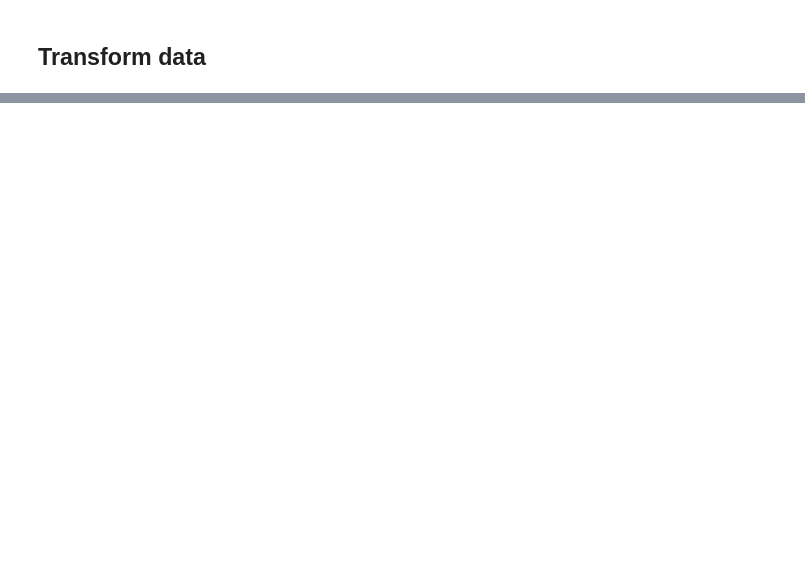
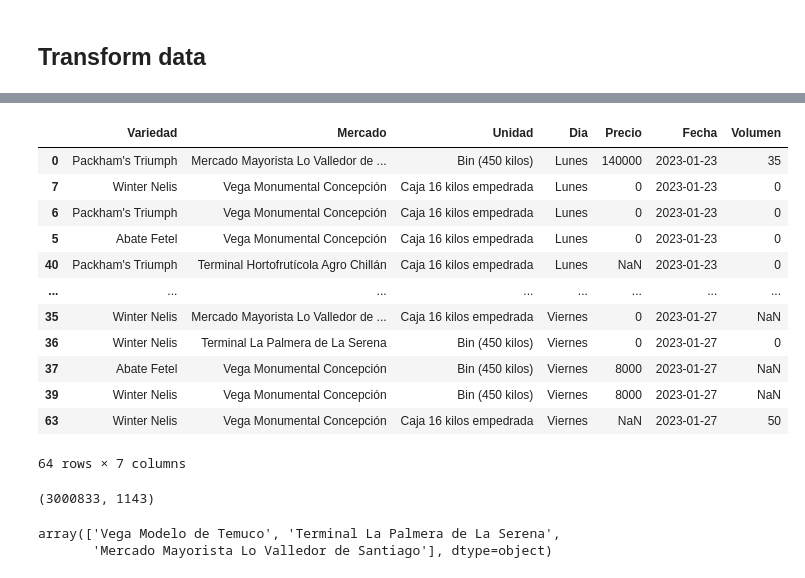
Before and after one commit to sebastiantare/fruitAndVegAnalysis, a Jupyter notebook: CheckFiles.ipynb, the cells around one changed output, grey strips where cells are left out. Cells and saved outputs as stored; diff of their text form; code cells hidden in the pictures; blank space fills up the shorter version.

```diff
--- a/CheckFiles.ipynb
+++ b/CheckFiles.ipynb
@@ -431,0 +389,62 @@ df
+# %%
+product = 'Pera'
+df = pd.read_excel('./data/Boletin_Semanal_Precios_Mayoristas_20220722.xlsx', sheet_name=product, skiprows=0)
+df.drop(df[df[df.columns[1]].isnull() == True].index, axis=0, inplace=True)
+df.columns = np.array(df.iloc[0])
+df.rename(columns={'Unidad de\ncomercialización ': 'Unidad'}, inplace=True)
+df = df.reset_index(drop=True)
+split_index = int(df[df['Mercado'] == 'Mercado'].index[int(len(df[df['Mercado'] == 'Mercado'].index)/2)])
+price_df = df.iloc[:split_index].copy()
+volume_df = df.iloc[split_index:].copy()
+price_df.drop(price_df[price_df['Mercado'] == 'Mercado'].index, axis=0, inplace=True)
+volume_df.drop(volume_df[volume_df['Mercado'] == 'Mercado'].index, axis=0, inplace=True)
+if (end_date - start_date) < timedelta(days=4):
+    if 'Viernes' not in price_df.columns:
+        price_df.insert(loc=len(price_df.columns), column='Viernes', value=0.0)
+        volume_df.insert(loc=len(volume_df.columns), column='Viernes', value=0.0)
+    end_date = end_date + timedelta(days=1)
+price_df = pd.melt(price_df, id_vars=['Variedad', 'Mercado', 'Unidad'], var_name='Dia', value_name='Precio')
+volume_df = pd.melt(volume_df, id_vars=['Variedad', 'Mercado', 'Unidad'], var_name='Dia', value_name='Volumen')
+# Function to calculate the date for each weekday based on the start date
+def calculate_date(row):
+    weekday_to_offset = {
+        'Lunes': 0,
+        'Martes': 1,
+        'Miércoles': 2,
+        'Jueves': 3,
+        'Viernes': 4
+    }
+    offset = weekday_to_offset[row['Dia']]
+    return start_date + pd.DateOffset(days=offset)
+
+# Apply the function to create the 'Date' column
+price_df['Fecha'] = price_df.apply(calculate_date, axis=1)
+volume_df['Fecha'] = volume_df.apply(calculate_date, axis=1)
+
+price_df['Unidad'] = volume_df['Unidad']
+
+merged_df = pd.merge(price_df, volume_df, on=['Variedad', 'Mercado', 'Unidad', 'Dia', 'Fecha'], how='outer')
+merged_df.sort_values(by='Fecha')
+# %% [output]
+|  | Variedad | Mercado | Unidad | Dia | Precio | Fecha | Volumen |
+| 0 | Packham's Triumph | Mercado Mayorista Lo Valledor de ... | Bin (450 kilos) | Lunes | 140000 | 2023-01-23 | 35 |
+| 7 | Winter Nelis | Vega Monumental Concepción | Caja 16 kilos empedrada | Lunes | 0 | 2023-01-23 | 0 |
+| 6 | Packham's Triumph | Vega Monumental Concepción | Caja 16 kilos empedrada | Lunes | 0 | 2023-01-23 | 0 |
+| 5 | Abate Fetel | Vega Monumental Concepción | Caja 16 kilos empedrada | Lunes | 0 | 2023-01-23 | 0 |
+| 40 | Packham's Triumph | Terminal Hortofrutícola Agro Chillán | Caja 16 kilos empedrada | Lunes | NaN | 2023-01-23 | 0 |
+| ... | ... | ... | ... | ... | ... | ... | ... |
+| 35 | Winter Nelis | Mercado Mayorista Lo Valledor de ... | Caja 16 kilos empedrada | Viernes | 0 | 2023-01-27 | NaN |
+| 36 | Winter Nelis | Terminal La Palmera de La Serena | Bin (450 kilos) | Viernes | 0 | 2023-01-27 | 0 |
+| 37 | Abate Fetel | Vega Monumental Concepción | Bin (450 kilos) | Viernes | 8000 | 2023-01-27 | NaN |
+| 39 | Winter Nelis | Vega Monumental Concepción | Bin (450 kilos) | Viernes | 8000 | 2023-01-27 | NaN |
+| 63 | Winter Nelis | Vega Monumental Concepción | Caja 16 kilos empedrada | Viernes | NaN | 2023-01-27 | 50 |
+64 rows × 7 columns
+# %%
+merged_df['Precio'].sum(), merged_df['Volumen'].sum()
+# %% [output]
+(3000833, 1143)
+# %%
+merged_df['Mercado'].unique()
+# %% [output]
+array(['Vega Modelo de Temuco', 'Terminal La Palmera de La Serena',
+       'Mercado Mayorista Lo Valledor de Santiago'], dtype=object)
```
Also changed, not shown: parts of 15 cells of this notebook, 7 other files.
